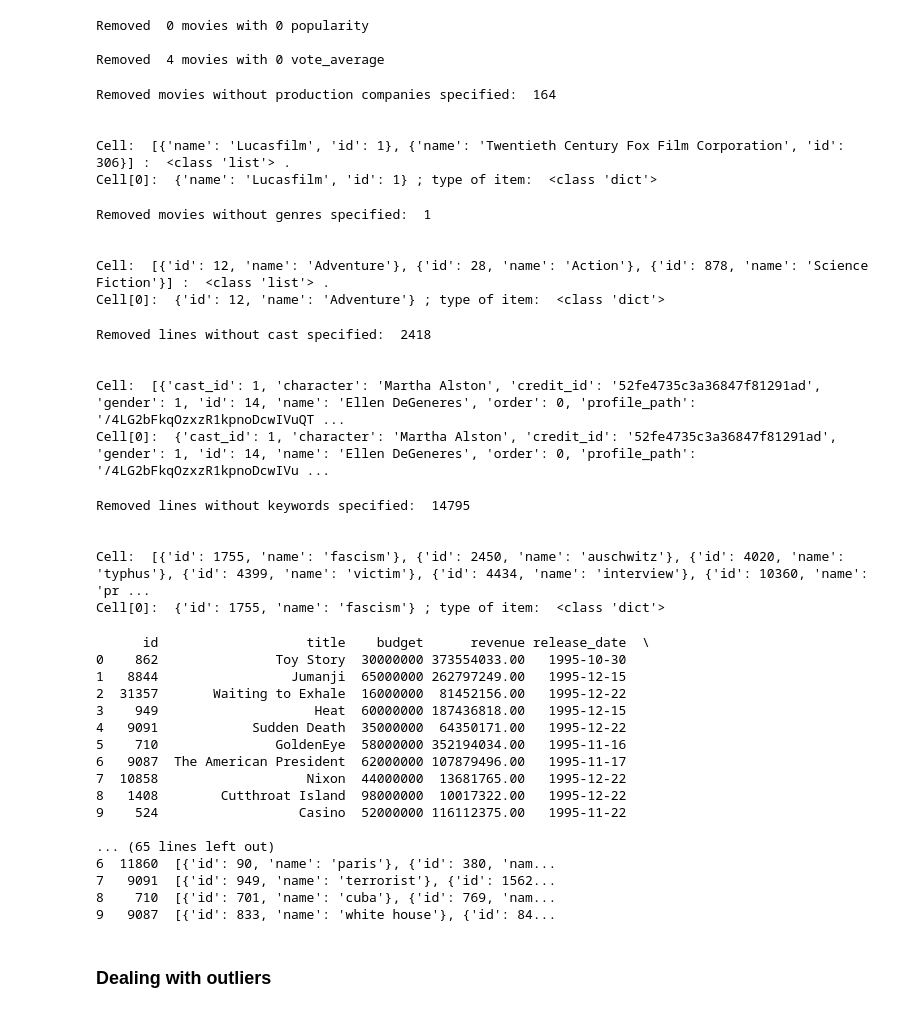
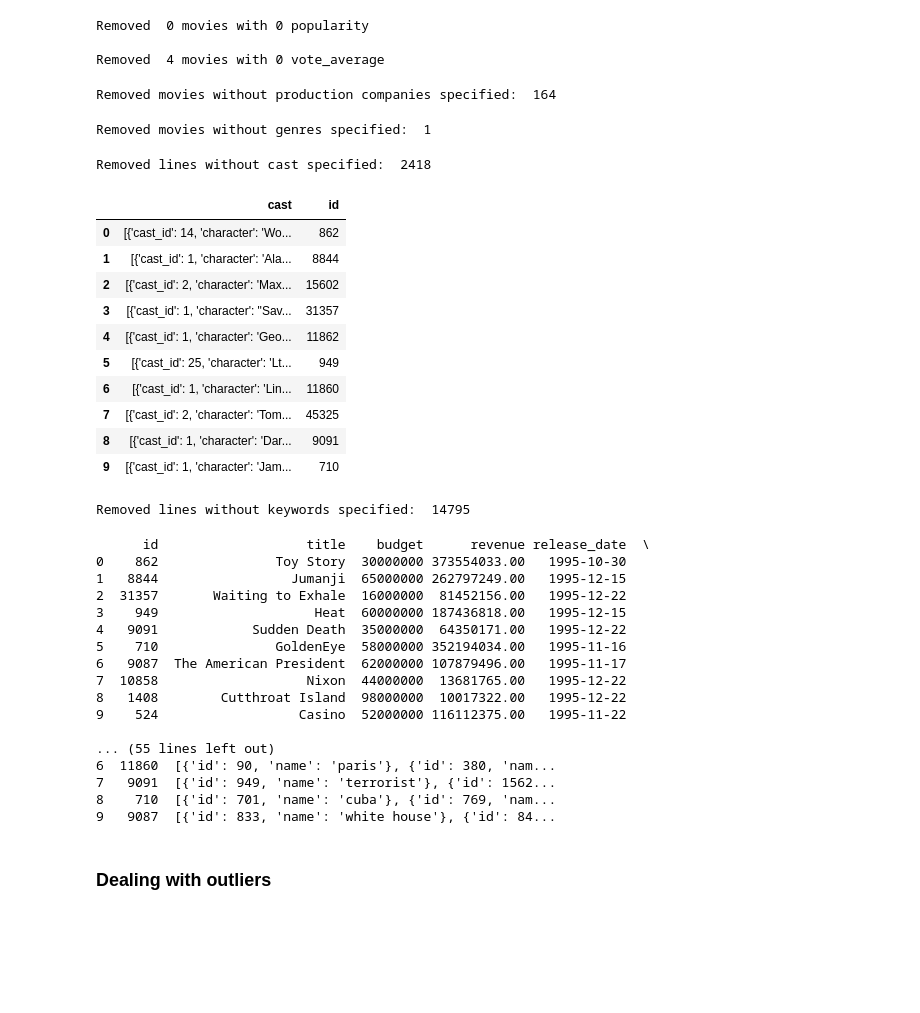
Before and after one commit to nastazya/Movies-analytics, a Jupyter notebook: data-wrangling.ipynb, the cells around one changed output. Cells and saved outputs as stored; diff of their text form; code cells hidden in the pictures; blank space fills up the shorter version.

```diff
--- a/data-wrangling.ipynb
+++ b/data-wrangling.ipynb
@@ -158,0 +133,21 @@ dtype: int64
+# %%
+#checking for the NAN in Movies
+print('Number of NAN per feature in movies: \n', movies.isnull().sum())
+#deleting rows containing NAN
+del_index = movies[movies.isnull().any(axis=1)].index
+movies.drop(del_index, inplace=True)
+print('\nNumber of NAN after removing in movies: \n', movies.isnull().sum())
+
+#checking for the NAN in Cast
+print('Number of NAN per feature in cast: \n', cast.isnull().sum())
+#deleting rows containing NAN
+del_index = cast[cast.isnull().any(axis=1)].index
+cast.drop(del_index, inplace=True)
+print('\nNumber of NAN after removing in Cast: \n', cast.isnull().sum())
+
+#checking for the NAN in Keywords
+print('Number of NAN per feature in keywords: \n', keywords.isnull().sum())
+#deleting rows containing NAN
+del_index = keywords[keywords.isnull().any(axis=1)].index
+keywords.drop(del_index, inplace=True)
+print('\nNumber of NAN after removing in keywords: \n', keywords.isnull().sum())
@@ -275,18 +288,8 @@ movies.drop(del_index, inplace=True)
 movies.reset_index(drop=True, inplace=True)
 print('\nRemoved movies without production companies specified: ', len(del_index))
 print('')
-
-#Setting production_companies type to a list of dictionaries
-movies['production_companies'] = movies['production_companies'].apply(lambda x: ast.literal_eval(x))
-#checking result
-cell = movies['production_companies'][100]
-print('\nCell: ', cell, ': ', type(cell), '. \nCell[0]: ', cell[0], '; type of item: ', type(cell[0]))
 # %% [output]
 Removed movies without production companies specified:  164
-
-
-Cell:  [{'name': 'Lucasfilm', 'id': 1}, {'name': 'Twentieth Century Fox Film Corporation', 'id': 306}] :  <class 'list'> .
-Cell[0]:  {'name': 'Lucasfilm', 'id': 1} ; type of item:  <class 'dict'>
 # %%
 #handeling genres
 movies['genres'] = movies['genres'].astype(str)
@@ -296,39 +299,34 @@ movies.drop(del_index, inplace=True)
 movies.reset_index(drop=True, inplace=True)
 print('\nRemoved movies without genres specified: ', len(del_index))
 print('')
-
-#Setting genres type to a list of dictionaries
-movies['genres'] = movies['genres'].apply(lambda x: ast.literal_eval(x))
-#checking result
-cell = movies['genres'][100]
-print('\nCell: ', cell, ': ', type(cell), '. \nCell[0]: ', cell[0], '; type of item: ', type(cell[0]))
 # %% [output]
 Removed movies without genres specified:  1
-
-
-Cell:  [{'id': 12, 'name': 'Adventure'}, {'id': 28, 'name': 'Action'}, {'id': 878, 'name': 'Science Fiction'}] :  <class 'list'> .
-Cell[0]:  {'id': 12, 'name': 'Adventure'} ; type of item:  <class 'dict'>
 # %%
 #handeling cast
 cast['cast'] = cast['cast'].astype(str)
 
 del_index = cast[cast['cast'] == "[]"].index
 cast.drop(del_index, inplace=True)
 cast.reset_index(drop=True, inplace=True)
 print('\nRemoved lines without cast specified: ', len(del_index))
 print('')
 
-#Setting cast type to a list of dictionaries
-cast['cast'] = cast['cast'].apply(lambda x: ast.literal_eval(x))
-#checking result
-cell = cast['cast'][100]
-print('\nCell: ', cell, ': ', type(cell), '. \nCell[0]: ', cell[0], '; type of item: ', type(cell[0]))
+#for now removing crew column in order to speed up the merging process later on. We don't need crew info so far
+del(cast['crew'])
+cast.head(10)
 # %% [output]
 Removed lines without cast specified:  2418
-
-
-Cell:  [{'cast_id': 1, 'character': 'Martha Alston', 'credit_id': '52fe4735c3a36847f81291ad', 'gender': 1, 'id': 14, 'name': 'Ellen DeGeneres', 'order': 0, 'profile_path': '/4LG2bFkqOzxzR1kpnoDcwIVuQT ...
-Cell[0]:  {'cast_id': 1, 'character': 'Martha Alston', 'credit_id': '52fe4735c3a36847f81291ad', 'gender': 1, 'id': 14, 'name': 'Ellen DeGeneres', 'order': 0, 'profile_path': '/4LG2bFkqOzxzR1kpnoDcwIVu ...
+|  | cast | id |
+| 0 | [{'cast_id': 14, 'character': 'Wo... | 862 |
+| 1 | [{'cast_id': 1, 'character': 'Ala... | 8844 |
+| 2 | [{'cast_id': 2, 'character': 'Max... | 15602 |
+| 3 | [{'cast_id': 1, 'character': "Sav... | 31357 |
+| 4 | [{'cast_id': 1, 'character': 'Geo... | 11862 |
+| 5 | [{'cast_id': 25, 'character': 'Lt... | 949 |
+| 6 | [{'cast_id': 1, 'character': 'Lin... | 11860 |
+| 7 | [{'cast_id': 2, 'character': 'Tom... | 45325 |
+| 8 | [{'cast_id': 1, 'character': 'Dar... | 9091 |
+| 9 | [{'cast_id': 1, 'character': 'Jam... | 710 |
 # %%
 #handeling keywords
 keywords['keywords'] = keywords['keywords'].astype(str)
@@ -338,24 +336,16 @@ keywords.drop(del_index, inplace=True)
 keywords.reset_index(drop=True, inplace=True)
 print('\nRemoved lines without keywords specified: ', len(del_index))
 print('')
-
-#Setting cast type to a list of dictionaries
-keywords['keywords'] = keywords['keywords'].apply(lambda x: ast.literal_eval(x))
-#checking result
-cell = keywords['keywords'][100]
-print('\nCell: ', cell, ': ', type(cell), '. \nCell[0]: ', cell[0], '; type of item: ', type(cell[0]))
 # %% [output]
 Removed lines without keywords specified:  14795
-
-
-Cell:  [{'id': 1755, 'name': 'fascism'}, {'id': 2450, 'name': 'auschwitz'}, {'id': 4020, 'name': 'typhus'}, {'id': 4399, 'name': 'victim'}, {'id': 4434, 'name': 'interview'}, {'id': 10360, 'name': 'pr ...
-Cell[0]:  {'id': 1755, 'name': 'fascism'} ; type of item:  <class 'dict'>
 # %%
 movies.reset_index(drop=True, inplace=True)
 print(movies.head(10))
 cast.reset_index(drop=True, inplace=True)
+print('')
 print(cast.head(10))
 keywords.reset_index(drop=True, inplace=True)
+print('')
 print(keywords.head(10))
 # %% [output]
       id                   title    budget      revenue release_date  \
@@ -370,7 +360,7 @@ print(keywords.head(10))
 8   1408        Cutthroat Island  98000000  10017322.00   1995-12-22
 9    524                  Casino  52000000 116112375.00   1995-11-22
 
-... (65 lines left out)
+... (55 lines left out)
 6  11860  [{'id': 90, 'name': 'paris'}, {'id': 380, 'nam...
 7   9091  [{'id': 949, 'name': 'terrorist'}, {'id': 1562...
 8    710  [{'id': 701, 'name': 'cuba'}, {'id': 769, 'nam...
```
Also changed, not shown: parts of 7 cells of this notebook.
